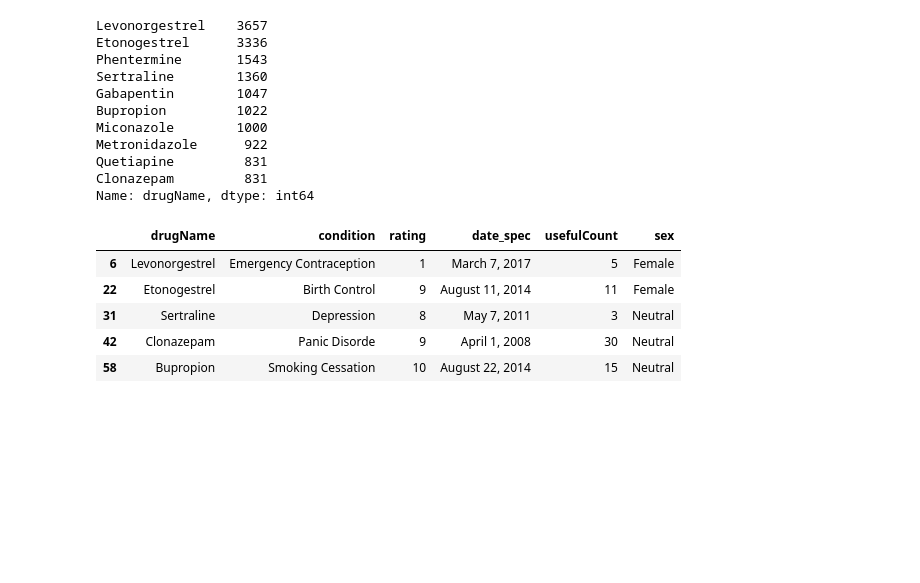
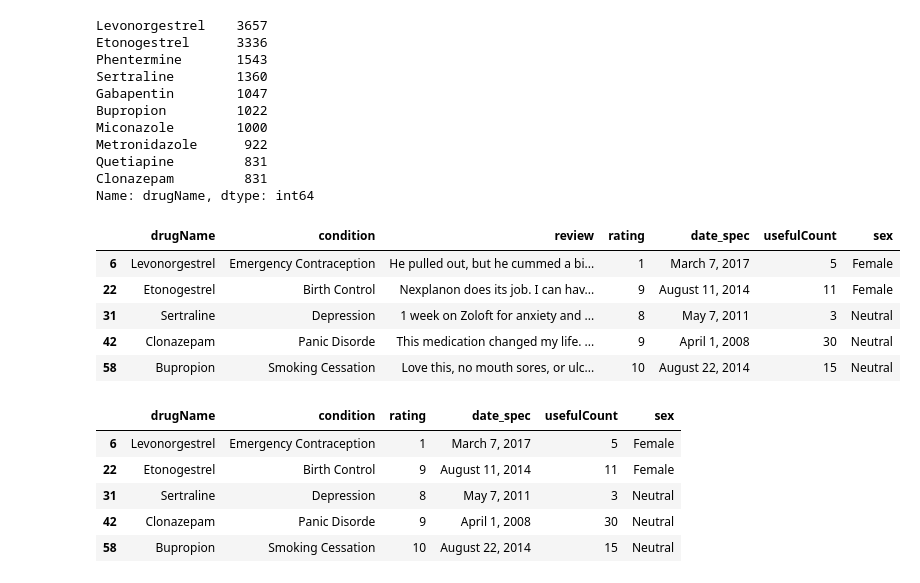
Before and after one commit to saxena-sagar/AppliedML, a Jupyter notebook: Code/PersonalisedDrug.ipynb, the cells around one changed output. Cells and saved outputs as stored; diff of their text form; code cells hidden in the pictures; blank space fills up the shorter version.

```diff
--- a/Code/PersonalisedDrug.ipynb
+++ b/Code/PersonalisedDrug.ipynb
@@ -152,6 +152,15 @@ from matplotlib import style
 style.use('ggplot')
 from sklearn.cluster import KMeans
 from sklearn import preprocessing
+# %%
+chosen_drugs.head()
+# %% [output]
+|  | drugName | condition | review | rating | date_spec | usefulCount | sex |
+| 6 | Levonorgestrel | Emergency Contraception | He pulled out, but he cummed a bi... | 1 | March 7, 2017 | 5 | Female |
+| 22 | Etonogestrel | Birth Control | Nexplanon does its job. I can hav... | 9 | August 11, 2014 | 11 | Female |
+| 31 | Sertraline | Depression | 1 week on Zoloft for anxiety and ... | 8 | May 7, 2011 | 3 | Neutral |
+| 42 | Clonazepam | Panic Disorde | This medication changed my life. ... | 9 | April 1, 2008 | 30 | Neutral |
+| 58 | Bupropion | Smoking Cessation | Love this, no mouth sores, or ulc... | 10 | August 22, 2014 | 15 | Neutral |
 # %%
 chosen_drugs_noreview = chosen_drugs.drop(["review"],1)
 chosen_drugs_noreview.head()
```
Also changed, not shown: parts of 11 cells of this notebook.
